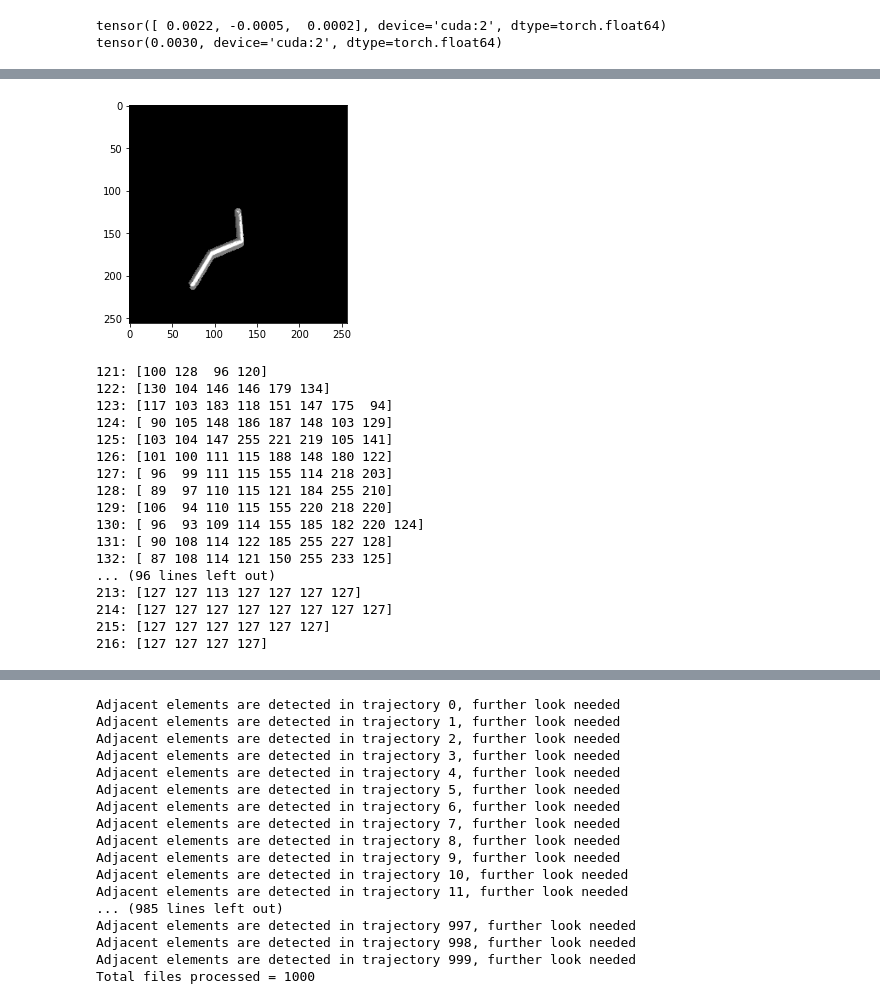
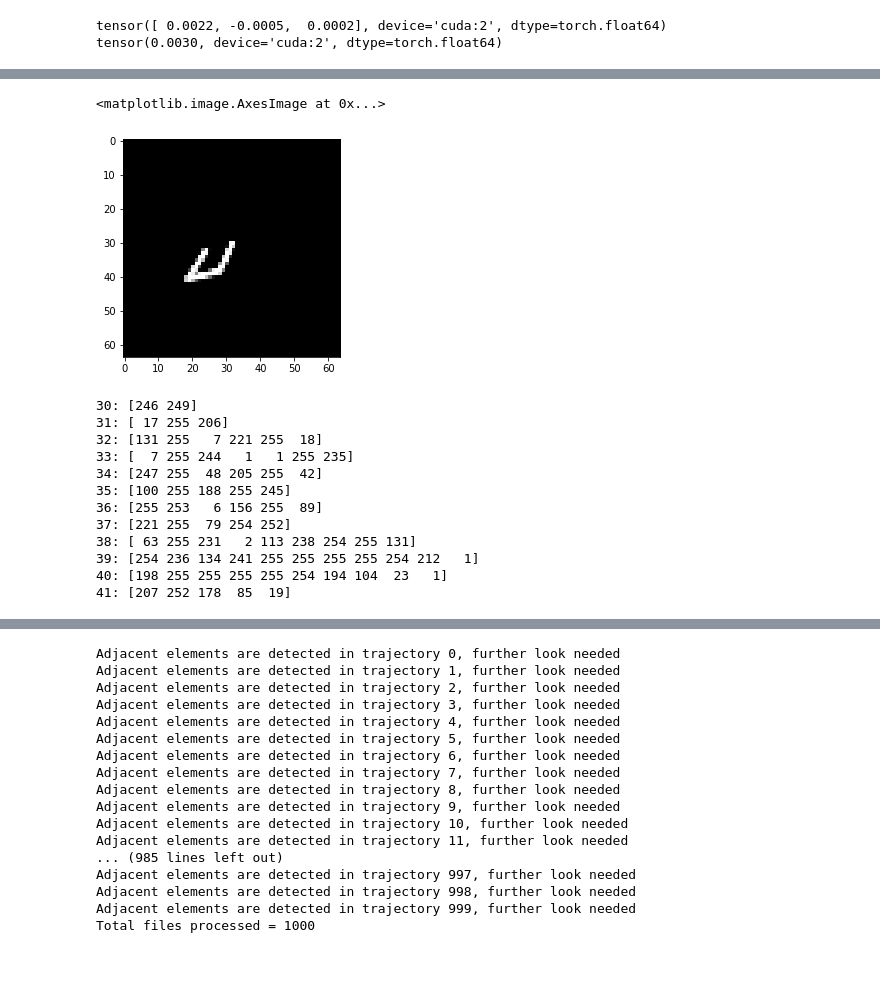
Before and after one commit to PradeepKadubandi/DemoPlanner, a Jupyter notebook: playground.ipynb, the cells around one changed output, grey strips where cells are left out. Drawn from its saved outputs; the diff is of its cells as text; code cells hidden in the pictures; blank space fills up the shorter version.

```diff
--- a/playground.ipynb
+++ b/playground.ipynb
@@ -215,7 +185,7 @@ other_rows_diff = (other_rows[:, 3:6] - other_rows[:, :3]).cpu()
 # %%
 traj_dataset = SimpleReacherTrajectoryDataset(root_folder, range(10), device=device)
 # %%
-new_traj_dataset = SimpleReacherTrajectoryDataset('data/simple_reacher/ImageSize64', range(5), device=device)
+new_traj_dataset = SimpleReacherTrajectoryDataset('data/simple_reacher/11-04-12-02-44', range(5), device=device)
 # %%
 traj_dataset[7]['images'].shape
 # %% [output]
@@ -226,0 +197,3 @@ torch.Size([11, 4096])
+# %%
+t0_i1 = new_traj_dataset[0]['images'][1].reshape(64, 64)
+t0_iLast = new_traj_dataset[0]['images'][-1].reshape(64, 64)
@@ -342,30 +323,25 @@ plt.savefig('New_BG_Cleared.jpg')
-# %%
-fig = plt.imshow(t7_last_filtered.cpu().numpy(), cmap='gray')
-plt.savefig('Old_BG_Cleared.jpg')
-# %% [output]
-[figure, removed]
 # %%
 def print_non_zero(ip_tensor):
     for i in range(len(ip_tensor)):
         if torch.sum(ip_tensor[i] > 0):
             print ('{}: {}'.format(i, ip_tensor[i][ip_tensor[i] != 0].cpu().numpy()))
+# %%
+plt.imshow(t0_iLast.cpu().numpy(), cmap='gray')
+# %% [output]
+<matplotlib.image.AxesImage at 0x...>
+[figure, added]
 # %%
-print_non_zero(t7_last_filtered)
+print_non_zero(t0_iLast)
 # %% [output]
-121: [100 128  96 120]
-122: [130 104 146 146 179 134]
-123: [117 103 183 118 151 147 175  94]
-124: [ 90 105 148 186 187 148 103 129]
-125: [103 104 147 255 221 219 105 141]
-126: [101 100 111 115 188 148 180 122]
-127: [ 96  99 111 115 155 114 218 203]
-128: [ 89  97 110 115 121 184 255 210]
-129: [106  94 110 115 155 220 218 220]
-130: [ 96  93 109 114 155 185 182 220 124]
-131: [ 90 108 114 122 185 255 227 128]
-132: [ 87 108 114 121 150 255 233 125]
-... (96 lines left out)
-213: [127 127 113 127 127 127 127]
-214: [127 127 127 127 127 127 127 127]
-215: [127 127 127 127 127 127]
-216: [127 127 127 127]
+30: [246 249]
+31: [ 17 255 206]
+32: [131 255   7 221 255  18]
+33: [  7 255 244   1   1 255 235]
+34: [247 255  48 205 255  42]
+35: [100 255 188 255 245]
+36: [255 253   6 156 255  89]
+37: [221 255  79 254 252]
+38: [ 63 255 231   2 113 238 254 255 131]
+39: [254 236 134 241 255 255 255 255 254 212   1]
+40: [198 255 255 255 255 254 194 104  23   1]
+41: [207 252 178  85  19]
```
Also changed, not shown: parts of 15 cells of this notebook, 1 other file.
